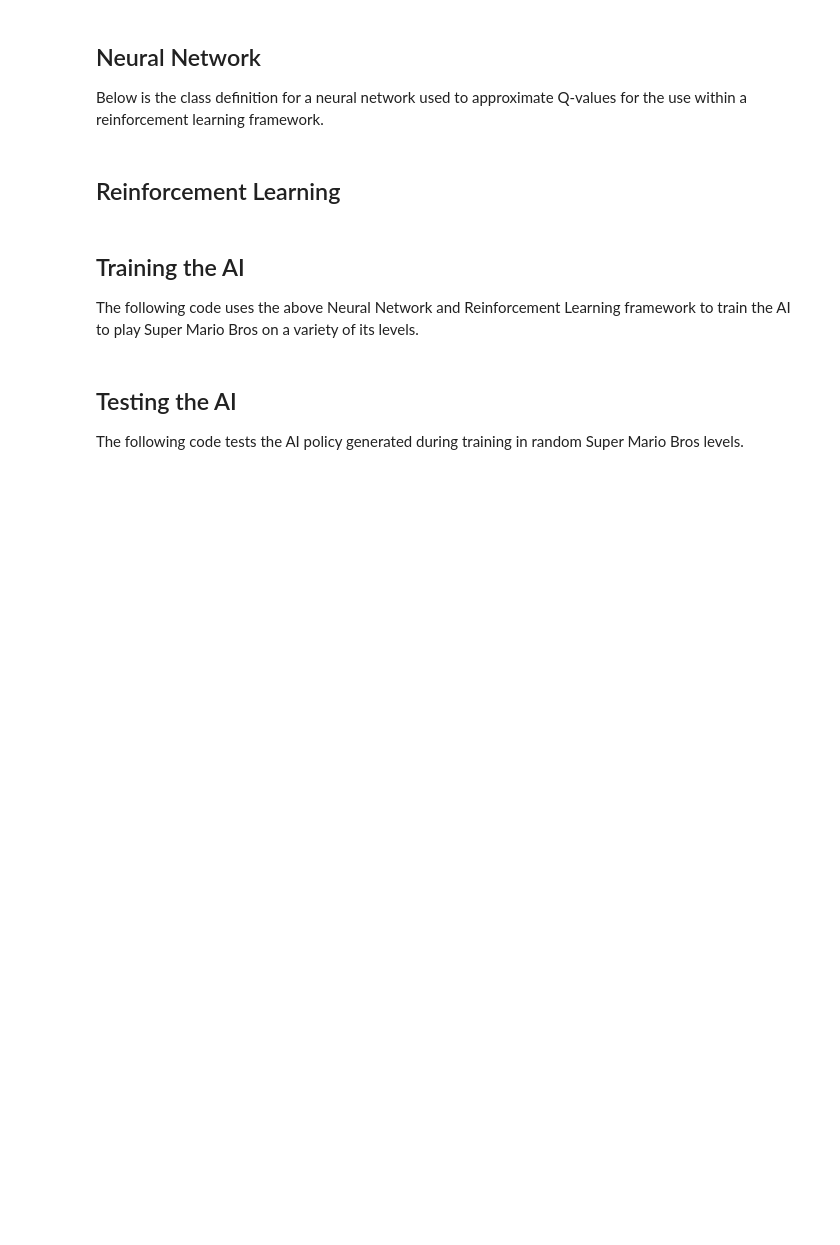
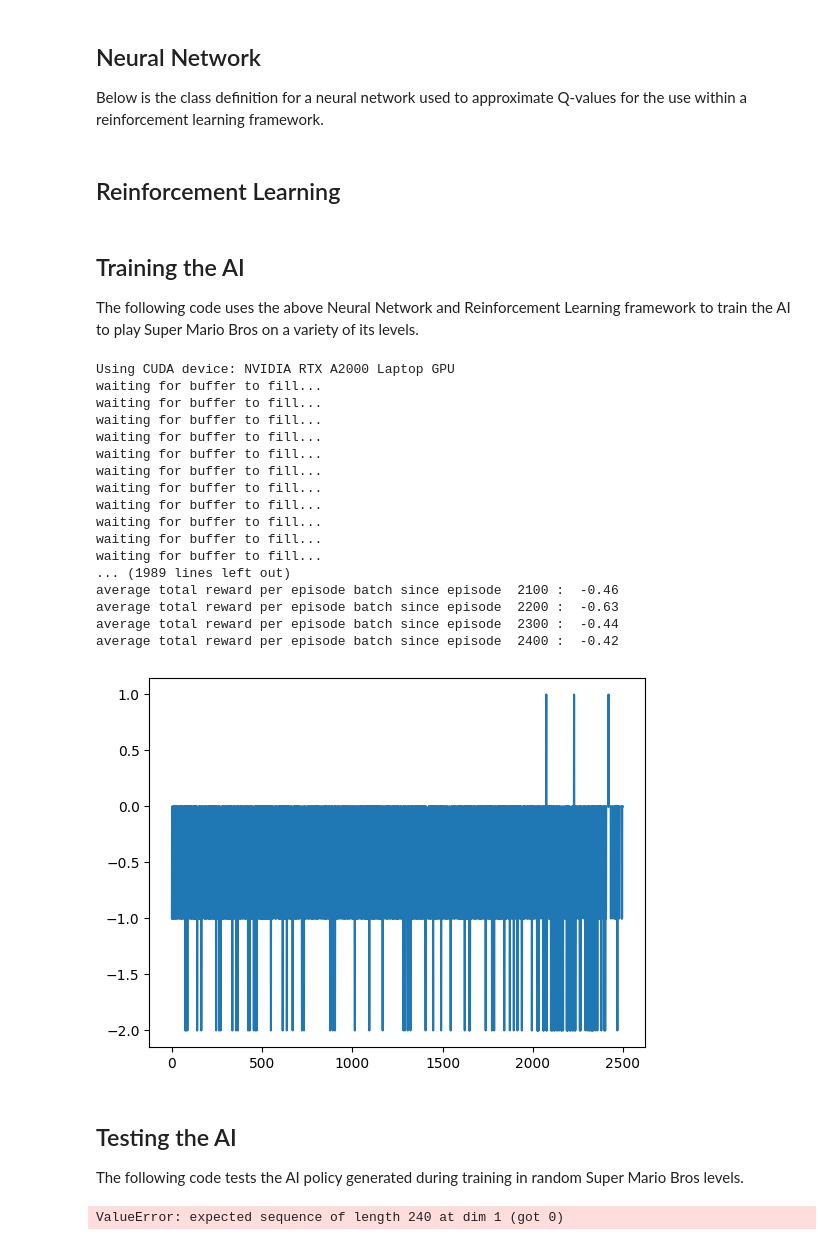
Before and after one commit to BlakeMuchmore01/AIIR-Project, a Jupyter notebook: mario_ai.ipynb, the cells around one changed output. Saved outputs shown, nothing was run; the diff lists cells and outputs as text; code cells hidden in the pictures; blank space fills up the shorter version.

Commit message:
fixed replaybuffer ram bug, code now trains, need to tune hyperparams, need to fix testing error

```diff
--- a/mario_ai.ipynb
+++ b/mario_ai.ipynb
@@ -125,6 +126,7 @@ EPSILON_END = 0.0001             # Final exploration rate
 EPSILON_DECAY = 4 * MEM_SIZE     # Decay rate for exploration rate
 MEM_RETAIN = 0.1                 # Percentage of memory to retain on each episode
 NETWORK_UPDATE_ITERS = 5000      # Number of steps to update target network
+MAX_STEPS = 5                    # Maximum number of steps per episode
 
 FC1_DIMS = 512                   # Number of neurons in first fully connected layer
 FC2_DIMS = 512                   # Number of neurons in second fully connected layer
@@ -242,7 +227,8 @@ class ReplayBuffer:
 # %%
 class Agent:
     def __init__(self, env):
-        self.memory = ReplayBuffer(env)     # Creating a replay buffer
+        self.device = torch.device("cuda" if torch.cuda.is_available() else "cpu")  # Define the device to run the network on
+        self.memory = ReplayBuffer(env, MEM_SIZE)     # Creating a replay buffer
         self.policy_network = NeuralNetwork(env)  # Q
         self.target_network = NeuralNetwork(env)  # \hat{Q}
         self.target_network.load_state_dict(self.policy_network.state_dict())  # Initially set weights of Q to \hat{Q}
@@ -262,7 +248,7 @@ class Agent:
             return np.random.choice(np.array(range(12)), p=[0.05, 0.1, 0.1, 0.1, 0.1, 0.05, 0.1, 0.1, 0.1, 0.1, 0.05, 0.05])  # Random action with set priors
 
         # Otherwise policy network (Q) chooses action with highest estimated Q value so far
-        state = torch.tensor(observation).float().detach()
+        state = torch.tensor(observation.copy()).float().detach().to(self.device)
         state = state.unsqueeze(0)
         self.policy_network.eval()
         with torch.no_grad():
@@ -272,13 +258,16 @@ class Agent:
 
     # Main training loop
     def learn(self):
+        if len(self.memory) < REPLAY_START_SIZE:
+            return
+
         states, actions, rewards, states_, dones = self.memory.sample()  # Sample a batch of random experiences
-        states = torch.tensor(states, dtype=torch.float32)      # Convert states to tensor
-        actions = torch.tensor(actions, dtype=torch.long)       # Convert actions to tensor
-        rewards = torch.tensor(rewards, dtype=torch.float32)    # Convert rewards to tensor
-        states_ = torch.tensor(states_, dtype=torch.float32)    # Convert next states to tensor
-        dones = torch.tensor(dones, dtype=torch.bool)           # Convert done flags to tensor
-        batch_indices = np.arange(BATCH_SIZE, dtype=np.int64)   # Create an array of batch indices
+        states = torch.tensor(states, dtype=torch.float32).to(self.device)      # Convert states to tensor
+        actions = torch.tensor(actions, dtype=torch.long).to(self.device)       # Convert actions to tensor
+        rewards = torch.tensor(rewards, dtype=torch.float32).to(self.device)    # Convert rewards to tensor
+        states_ = torch.tensor(states_, dtype=torch.float32).to(self.device)    # Convert next states to tensor
+        dones = torch.tensor(dones, dtype=torch.bool).to(self.device)           # Convert done flags to tensor
+        batch_indices = torch.from_numpy(np.arange(BATCH_SIZE, dtype=np.int64)).to(self.device)   # Create an array of batch indices
 
         self.policy_network.train(True)
         q_values = self.policy_network(states)  # Get Q-value estimates from policy network
@@ -358,67 +347,94 @@ prev_info = None            # Initialize previous info container
 agent = Agent(env)          # Create RL agent
 plt.clf()                   # Clear previous plot
 
+# Load the saved model if it exists already (for further training)
+save_path = os.path.join(os.getcwd(), "policy_network.pkl")
+if os.path.exists(save_path):
+    agent.policy_network.load_state_dict(torch.load(save_path))
+
 env.reset()  # Reseting environment
 state_, reward, done, trunc, info = env.step(action=0)  # Taking a step in the environment
 
 for i in range(EPISODES):
     done = False
-    state = env.reset()
+    state, info = env.reset()
+    step_count = 0
 
-    while not done:
+    while not done and step_count < MAX_STEPS:
         action = agent.choose_action(state)                     # Choosing action
         state_, reward, done, _, info = env.step(action)        # Taking a step in the environment
 
         ## Adding additional reward systems ##
         if prev_info is not None:
             reward += reward_shaping(prev_info, info)
 
         agent.memory.add(state, action, reward, state_, done)   # Adding experience to replay buffer
         # Learning from experiences in replay buffer once start size is reached
-        if agent.memory.mem_count > REPLAY_START_SIZE:
+        if agent.memory.mem_count >= REPLAY_START_SIZE:
             agent.learn()
 
         state = state_                  # Updating state
         prev_info = info                # Updating previous info
         episode_batch_score += reward   # Updating episode score
         episode_reward += reward        # Updating episode reward
+        step_count += 1                 # Incrementing step count
 
     episode_history.append(i)                       # Appending episode number to history
     episode_reward_history.append(episode_reward)   # Appending episode reward to history
     episode_reward = 0                              # Resetting episode reward
 
     # Saving the model every 100 episodes
-    if i % 100 == 0 and agent.memory.mem_count > REPLAY_START_SIZE:
+    if i % 100 == 0 and len(agent.memory) > REPLAY_START_SIZE:
         save_path = os.path.join(os.getcwd(), "policy_network.pkl")
         torch.save(agent.policy_network.state_dict(), save_path)
         print("average total reward per episode batch since episode ", i, ": ", episode_batch_score/ float(100))
         episode_batch_score = 0
     elif agent.memory.mem_count < REPLAY_START_SIZE:
         print("waiting for buffer to fill...")
         episode_batch_score = 0
 
 plt.plot(episode_history, episode_reward_history)
 plt.show()
 env.close()
+# %% [output]
+Using CUDA device: NVIDIA RTX A2000 Laptop GPU
+waiting for buffer to fill...
+waiting for buffer to fill...
+waiting for buffer to fill...
+waiting for buffer to fill...
+waiting for buffer to fill...
+waiting for buffer to fill...
+waiting for buffer to fill...
+waiting for buffer to fill...
+waiting for buffer to fill...
+waiting for buffer to fill...
+waiting for buffer to fill...
+... (1989 lines left out)
+average total reward per episode batch since episode  2100 :  -0.46
+average total reward per episode batch since episode  2200 :  -0.63
+average total reward per episode batch since episode  2300 :  -0.44
+average total reward per episode batch since episode  2400 :  -0.42
+[figure, added]
 # %% [markdown]
 ## Testing the AI
 The following code tests the AI policy generated during training in random Super Mario Bros levels.
 # %%
-from nes_py.wrappers import JoypadSpace
-import gym_super_mario_bros
-from gym_super_mario_bros.actions import COMPLEX_MOVEMENT
-import gym
-
 env = gym_super_mario_bros.make('SuperMarioBrosRandomStages-v0', apply_api_compatibility=True, render_mode="rgb_array")
 env = JoypadSpace(env, COMPLEX_MOVEMENT)
 
+agent = Agent(env)
+agent.policy_network.load_state_dict(torch.load("policy_network.pkl"))
 state = env.reset()
 frames = []
 frames.append(env.render())
+agent.policy_network.eval()
 
-for step in range(200):
-    action = env.action_space.sample()
-    state_, reward, done, truncated, info = env.step(action)
+while True:
+    with torch.no_grad():
+        q_values = agent.policy_network(torch.tensor(state, dtype=torch.float32))
+
+    action = torch.argmax(q_values).item()
+    state, reward, done, truncated, info = env.step(action)
     frames.append(np.copy(env.render()))
 
     if done:
@@ -426,3 +442,5 @@ for step in range(200):
 
 env.close()
 display_video(frames)
+# %% [output]
+ValueError: expected sequence of length 240 at dim 1 (got 0)
```
Also changed, not shown: parts of 4 cells of this notebook, 1 other file.
